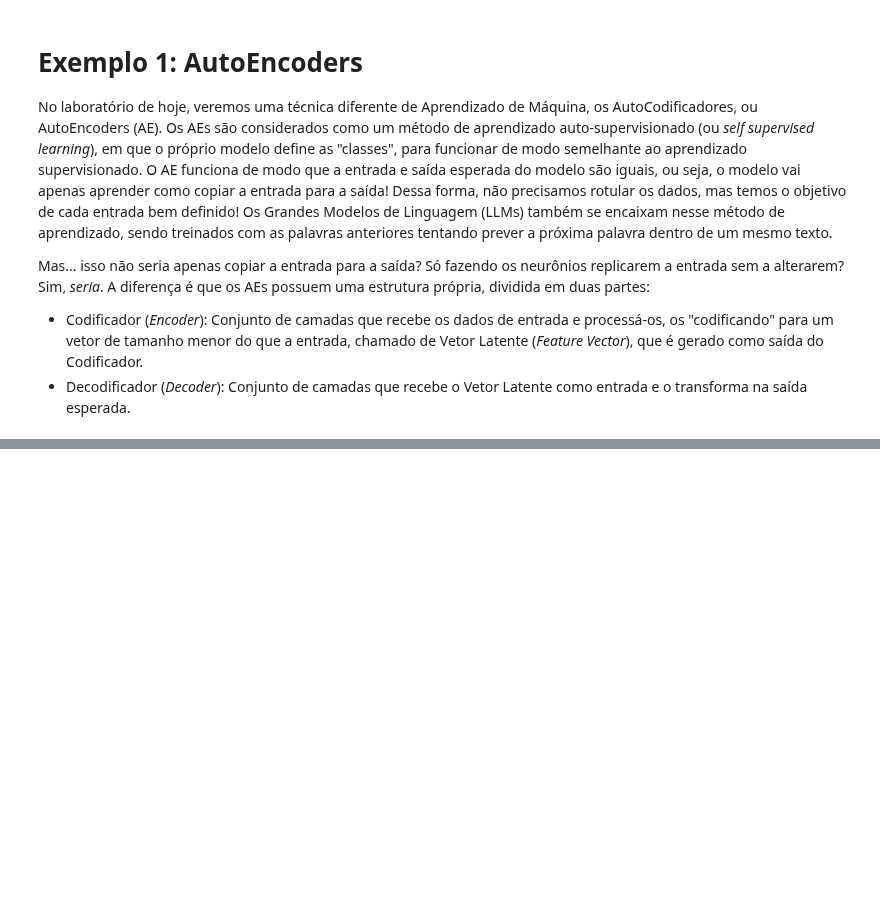
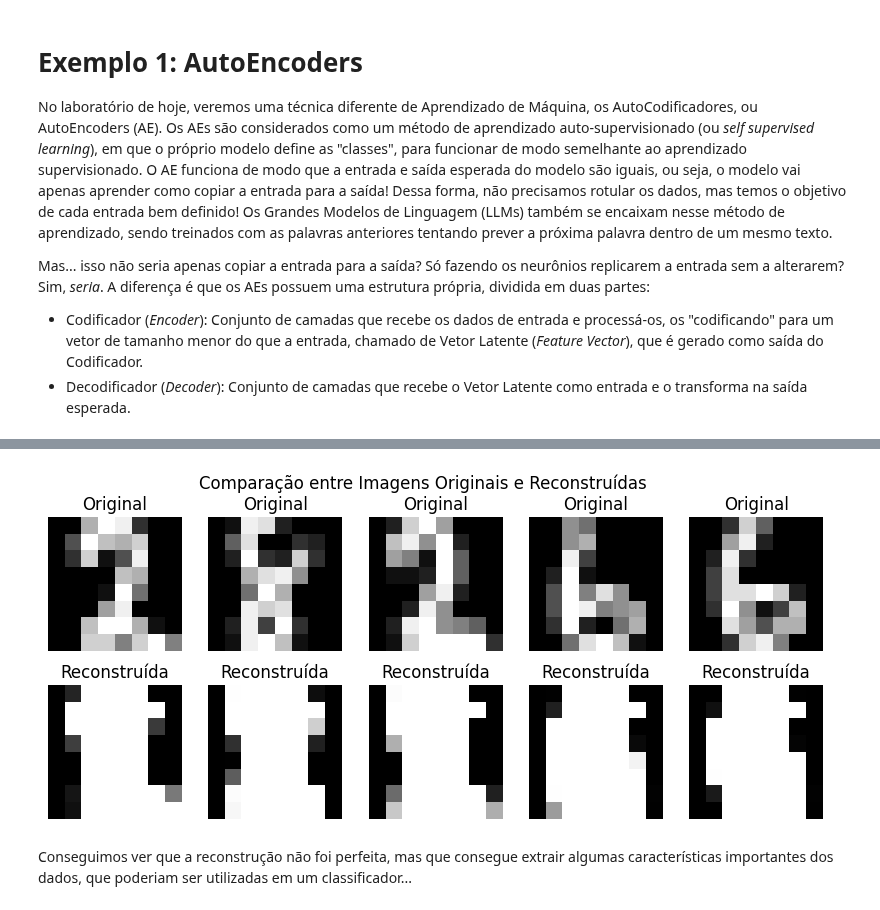
Before and after one commit to henriquemargotte/Aprendizado-de-Maquina-2025-2, a Jupyter notebook: Lab7/lab7.ipynb, the cells around one changed output, grey strips where cells are left out. Saved outputs shown, nothing was run; the diff lists cells and outputs as text; code cells hidden in the pictures; blank space fills up the shorter version.

```diff
--- a/Lab7/lab7.ipynb
+++ b/Lab7/lab7.ipynb
@@ -119,0 +78,20 @@ Tamanho do dataset: (2000, 12288), Tamanho do treino: (1600, 12288), Tamanho do
+# %%
+# Comparando imagens originais e reconstruídas
+n = 5  # Número de imagens para mostrar
+plt.figure(figsize=(10, 4))
+for i in range(n):
+    # Imagem original
+    ax = plt.subplot(2, n, i + 1)
+    plt.imshow(X_test[i].reshape(8,8), cmap='gray')
+    plt.title("Original")
+    plt.axis("off")
+
+    # Imagem reconstruída
+    ax = plt.subplot(2, n, i + 1 + n)
+    reconstructed = autoencoder.predict(X_test[i].reshape(1, -1))
+    plt.imshow(reconstructed.reshape(8,8), cmap='gray')
+    plt.title("Reconstruída")
+    plt.axis("off")
+plt.suptitle("Comparação entre Imagens Originais e Reconstruídas")
+plt.show()
+# %% [output]
@@ -119,0 +103,3 @@ Tamanho do dataset: (2000, 12288), Tamanho do treino: (1600, 12288), Tamanho do
+[figure, added]
+# %% [markdown]
+Conseguimos ver que a reconstrução não foi perfeita, mas que consegue extrair algumas características importantes dos dados, que poderiam ser utilizadas em um classificador...
```
Also changed, not shown: parts of 16 cells of this notebook.
